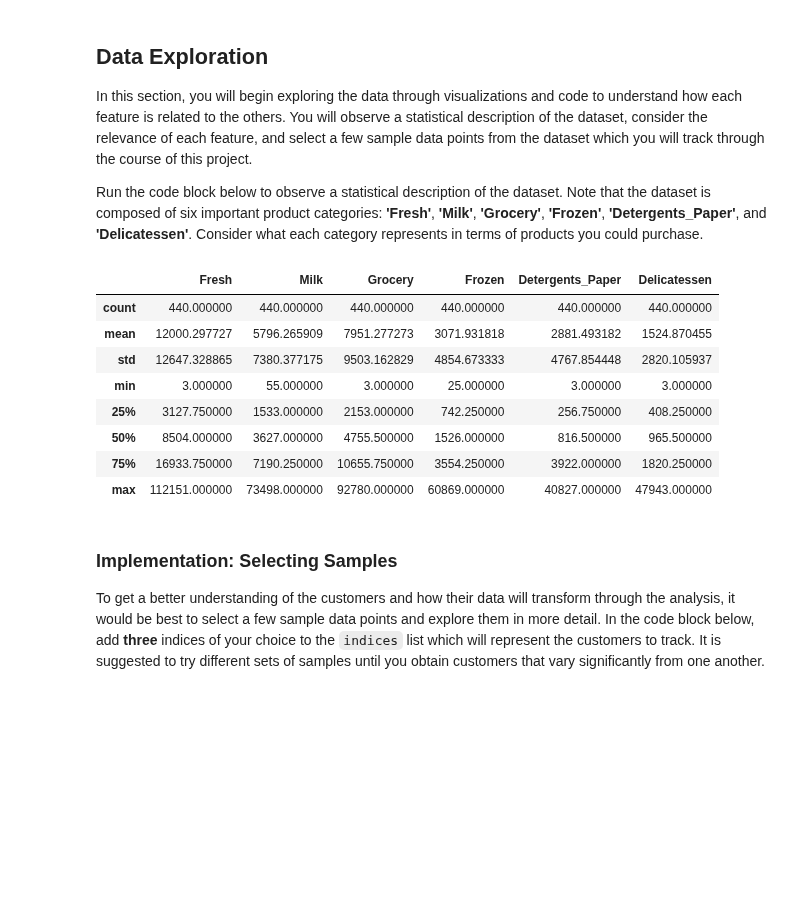
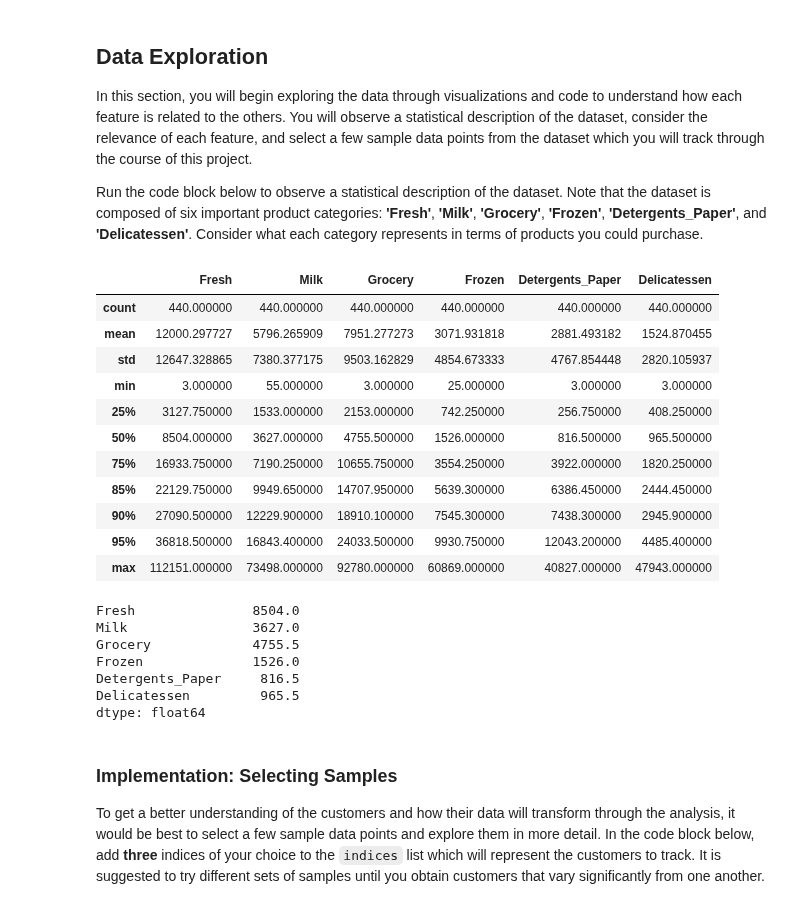
Before and after one commit to daemon515/ml, a Jupyter notebook: projects/customer_segments/customer_segments.ipynb, the cells around one changed output. Drawn from its saved outputs; the diff is of its cells as text; code cells hidden in the pictures; blank space fills up the shorter version.

```diff
--- a/projects/customer_segments/customer_segments.ipynb
+++ b/projects/customer_segments/customer_segments.ipynb
@@ -44,17 +44,28 @@ In this section, you will begin exploring the data through visualizations and co
 Run the code block below to observe a statistical description of the dataset. Note that the dataset is composed of six important product categories: **'Fresh'**, **'Milk'**, **'Grocery'**, **'Frozen'**, **'Detergents_Paper'**, and **'Delicatessen'**. Consider what each category represents in terms of products you could purchase.
 # %%
 # Display a description of the dataset
-display(data.describe())
+display(data.describe(percentiles=[0.25, 0.5, 0.75, 0.85, 0.9, 0.95]))
+display(data.median(axis=0))
 # %% [output]
 |  | Fresh | Milk | Grocery | Frozen | Detergents_Paper | Delicatessen |
 | count | 440.000000 | 440.000000 | 440.000000 | 440.000000 | 440.000000 | 440.000000 |
 | mean | 12000.297727 | 5796.265909 | 7951.277273 | 3071.931818 | 2881.493182 | 1524.870455 |
 | std | 12647.328865 | 7380.377175 | 9503.162829 | 4854.673333 | 4767.854448 | 2820.105937 |
 | min | 3.000000 | 55.000000 | 3.000000 | 25.000000 | 3.000000 | 3.000000 |
 | 25% | 3127.750000 | 1533.000000 | 2153.000000 | 742.250000 | 256.750000 | 408.250000 |
 | 50% | 8504.000000 | 3627.000000 | 4755.500000 | 1526.000000 | 816.500000 | 965.500000 |
 | 75% | 16933.750000 | 7190.250000 | 10655.750000 | 3554.250000 | 3922.000000 | 1820.250000 |
+| 85% | 22129.750000 | 9949.650000 | 14707.950000 | 5639.300000 | 6386.450000 | 2444.450000 |
+| 90% | 27090.500000 | 12229.900000 | 18910.100000 | 7545.300000 | 7438.300000 | 2945.900000 |
+| 95% | 36818.500000 | 16843.400000 | 24033.500000 | 9930.750000 | 12043.200000 | 4485.400000 |
 | max | 112151.000000 | 73498.000000 | 92780.000000 | 60869.000000 | 40827.000000 | 47943.000000 |
+Fresh               8504.0
+Milk                3627.0
+Grocery             4755.5
+Frozen              1526.0
+Detergents_Paper     816.5
+Delicatessen         965.5
+dtype: float64
 # %% [markdown]
 ### Implementation: Selecting Samples
 To get a better understanding of the customers and how their data will transform through the analysis, it would be best to select a few sample data points and explore them in more detail. In the code block below, add **three** indices of your choice to the `indices` list which will represent the customers to track. It is suggested to try different sets of samples until you obtain customers that vary significantly from one another.
```
Also changed, not shown: parts of 20 cells of this notebook.
